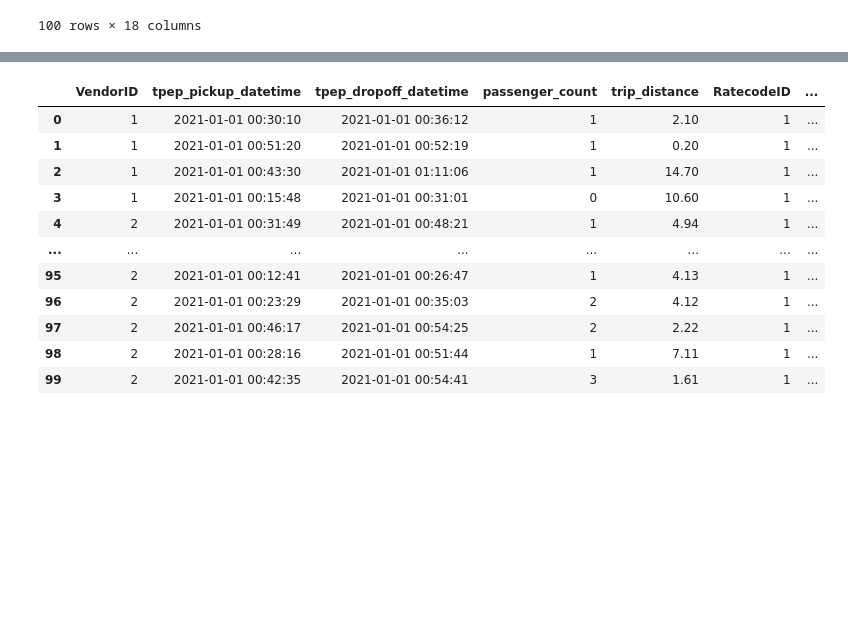
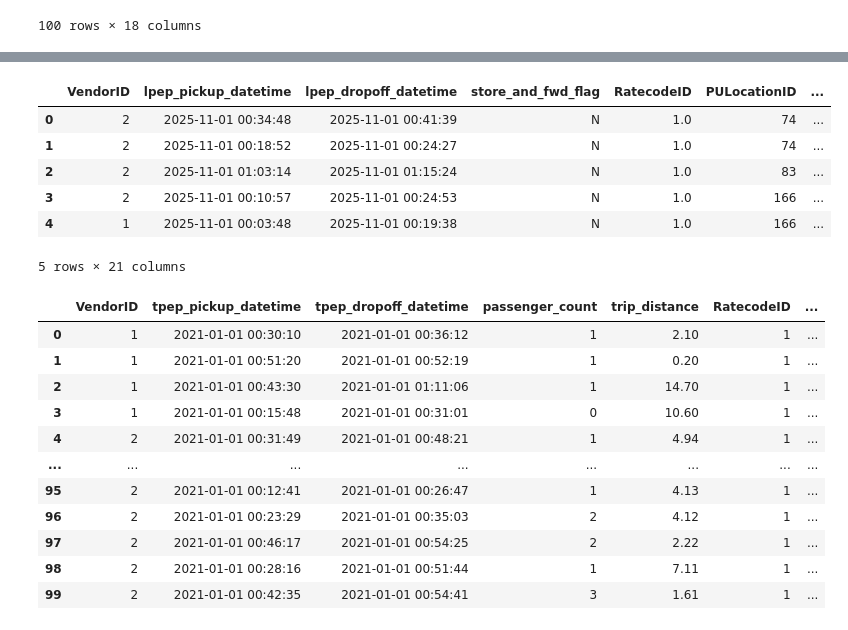
Before and after one commit to louiskinu/data-eng-docker, a Jupyter notebook: pipeline/notebook.ipynb, the cells around one changed output, grey strips where cells are left out. Saved outputs shown, nothing was run; the diff lists cells and outputs as text; code cells hidden in the pictures; blank space fills up the shorter version.

```diff
--- a/pipeline/notebook.ipynb
+++ b/pipeline/notebook.ipynb
@@ -89,6 +155,43 @@ df = pd.read_csv(
     dtype=dtype,
     parse_dates=parse_dates
 )
+# %%
+taxi_dtypes = {
+    "VendorID" : "int32",
+"lpep_pickup_datetime" : "datetime64",
+"lpep_dropoff_datetime" : "datetime64",
+"store_and_fwd_flag" : "str",
+"RatecodeID": "float64",
+"PULocationID": "int32",
+"DOLocationID": "int32",
+"passenger_count": "float64",
+"trip_distance": "float64",
+"fare_amount":"float64",
+"extra":"float64",
+"mta_tax":"float64",
+"tip_amount":"float64",
+"tolls_amount":"float64",
+"ehail_fee":"float64",
+"improvement_surcharge":"float64",
+"total_amount":"float64",
+"payment_type":"float64",
+"trip_type": "float64",
+"congestion_surcharge":"float64",
+"cbd_congestion_fee":"float64"
+}
+
+
+df1 = pd.read_parquet(prefix1, columns=list(taxi_dtypes.keys()))
+# %%
+df1.head()
+# %% [output]
+|  | VendorID | lpep_pickup_datetime | lpep_dropoff_datetime | store_and_fwd_flag | RatecodeID | PULocationID | ... |
+| 0 | 2 | 2025-11-01 00:34:48 | 2025-11-01 00:41:39 | N | 1.0 | 74 | ... |
+| 1 | 2 | 2025-11-01 00:18:52 | 2025-11-01 00:24:27 | N | 1.0 | 74 | ... |
+| 2 | 2 | 2025-11-01 01:03:14 | 2025-11-01 01:15:24 | N | 1.0 | 83 | ... |
+| 3 | 2 | 2025-11-01 00:10:57 | 2025-11-01 00:24:53 | N | 1.0 | 166 | ... |
+| 4 | 1 | 2025-11-01 00:03:48 | 2025-11-01 00:19:38 | N | 1.0 | 166 | ... |
+5 rows × 21 columns
 # %%
 df
 # %% [output]
```
Also changed, not shown: parts of 10 cells of this notebook.
